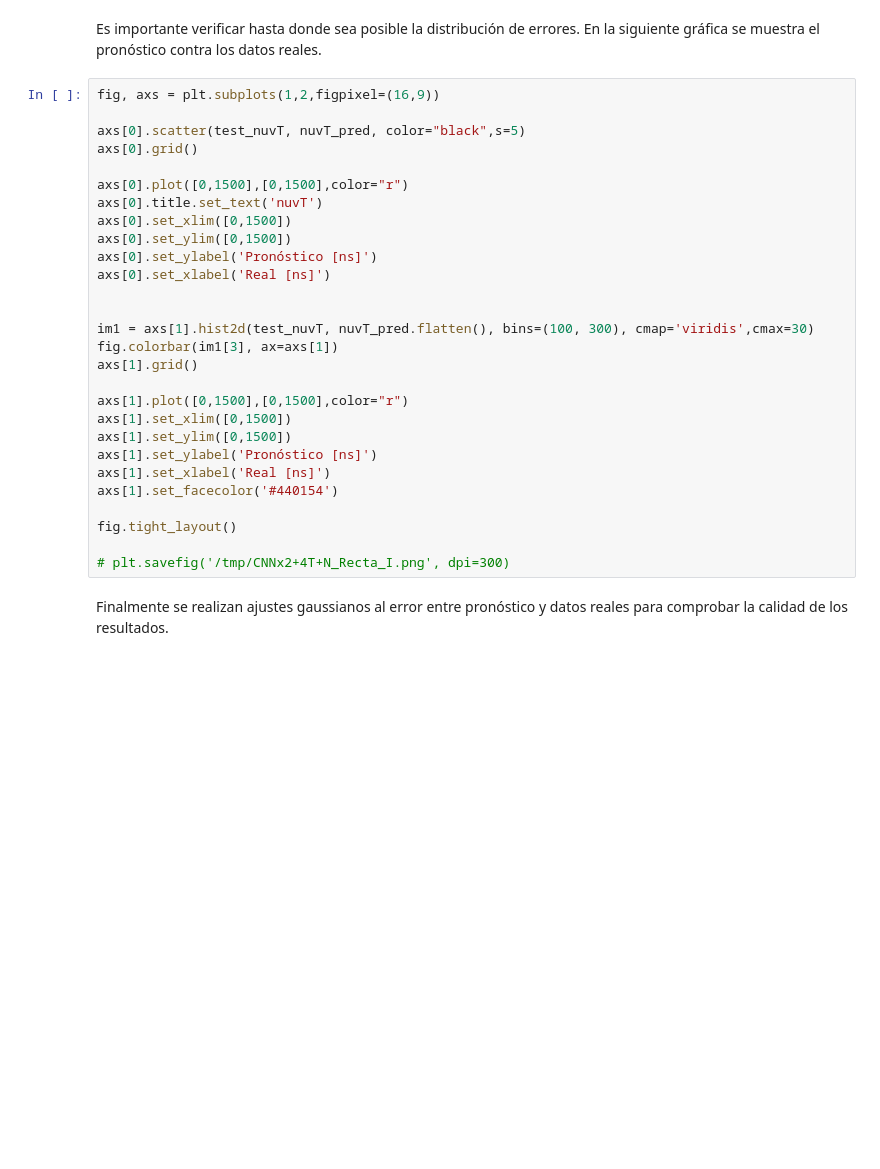
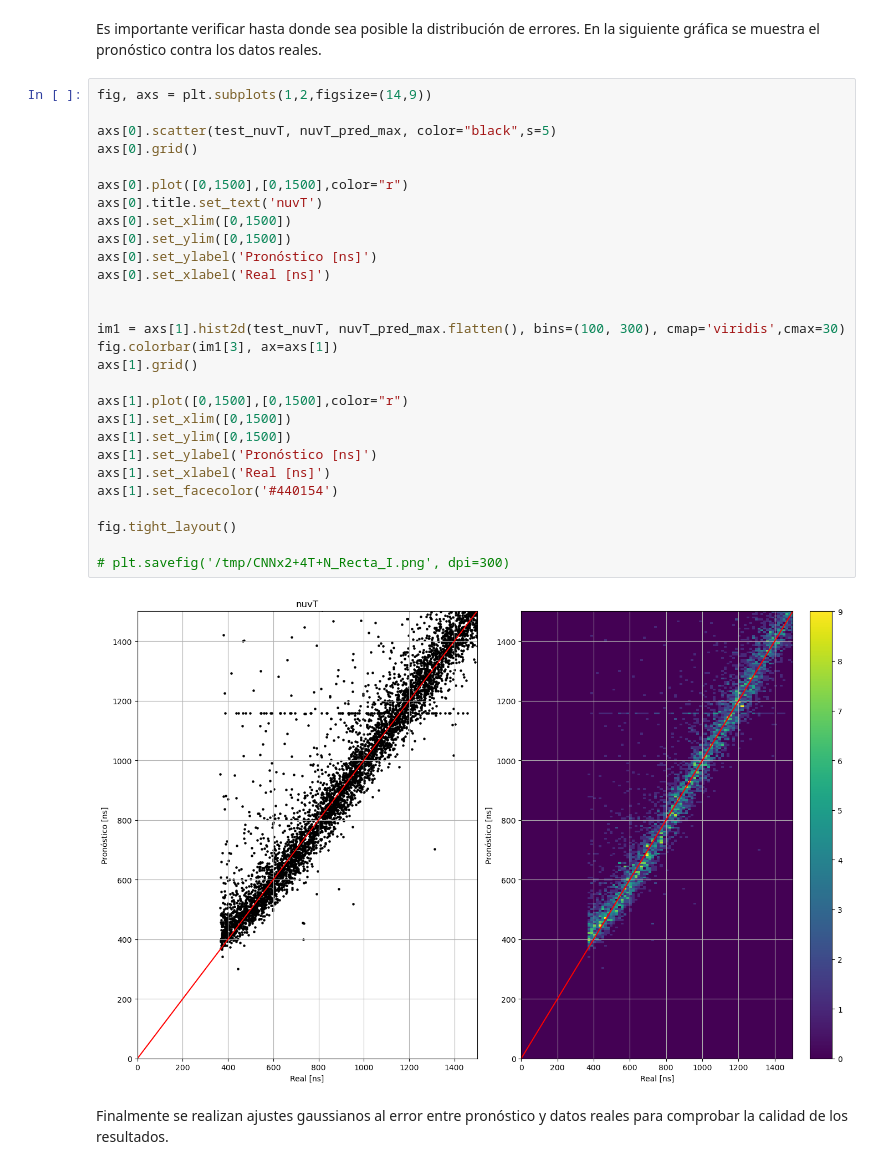
Before and after one commit to CIEMAT-Neutrino/AI_nuvT, a Jupyter notebook: MAIN.ipynb, the cells around one changed output. Drawn from its saved outputs; the diff is of its cells as text; blank space fills up the shorter version.

```diff
--- a/MAIN.ipynb
+++ b/MAIN.ipynb
@@ -246,33 +180,35 @@ plt.show()
 # %% [markdown]
 Es importante verificar hasta donde sea posible la distribución de errores. En la siguiente gráfica se muestra el pronóstico contra los datos reales.
 # %%
-fig, axs = plt.subplots(1,2,figpixel=(16,9))
+fig, axs = plt.subplots(1,2,figsize=(14,9))
 
-axs[0].scatter(test_nuvT, nuvT_pred, color="black",s=5)
+axs[0].scatter(test_nuvT, nuvT_pred_max, color="black",s=5)
 axs[0].grid()
 
 axs[0].plot([0,1500],[0,1500],color="r")
 axs[0].title.set_text('nuvT')
 axs[0].set_xlim([0,1500])
 axs[0].set_ylim([0,1500])
 axs[0].set_ylabel('Pronóstico [ns]')
 axs[0].set_xlabel('Real [ns]')
 
 
-im1 = axs[1].hist2d(test_nuvT, nuvT_pred.flatten(), bins=(100, 300), cmap='viridis',cmax=30)
+im1 = axs[1].hist2d(test_nuvT, nuvT_pred_max.flatten(), bins=(100, 300), cmap='viridis',cmax=30)
 fig.colorbar(im1[3], ax=axs[1])
 axs[1].grid()
 
 axs[1].plot([0,1500],[0,1500],color="r")
 axs[1].set_xlim([0,1500])
 axs[1].set_ylim([0,1500])
 axs[1].set_ylabel('Pronóstico [ns]')
 axs[1].set_xlabel('Real [ns]')
 axs[1].set_facecolor('#440154')
 
 fig.tight_layout()
 
 # plt.savefig('/tmp/CNNx2+4T+N_Recta_I.png', dpi=300)
+# %% [output]
+[figure, added]
 # %% [markdown]
 Finalmente se realizan ajustes gaussianos al error entre pronóstico y datos reales para comprobar la calidad de los resultados.
 # %%
```
Also changed, not shown: parts of 40 cells of this notebook, 16 other files.
